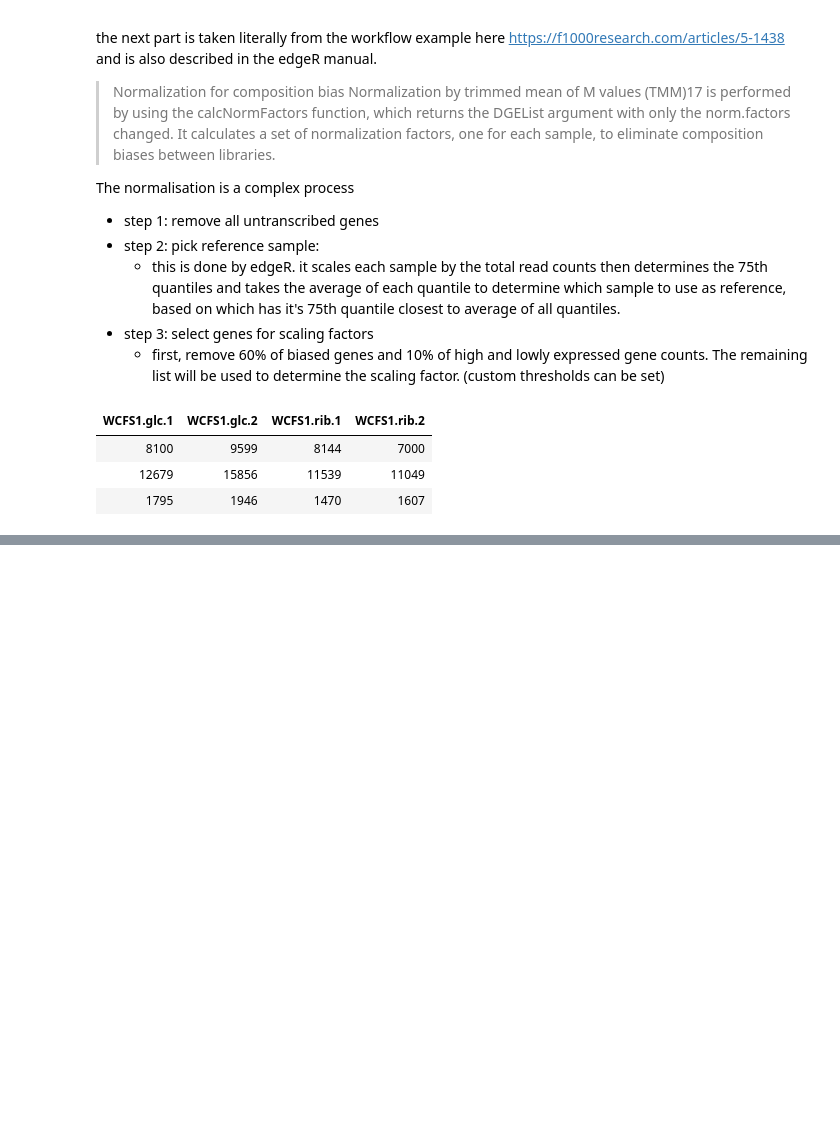
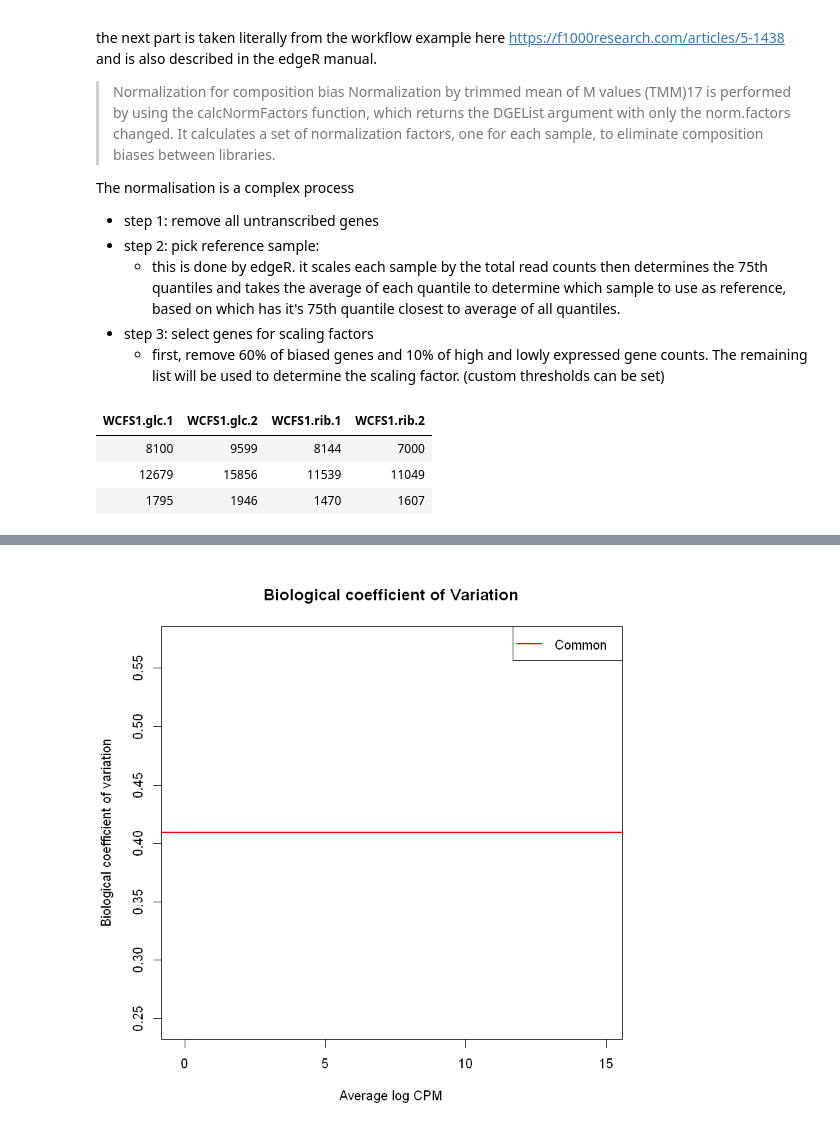
Before and after one commit to Queuebee2/Course6Tutor, a Jupyter notebook: R/Normalising data using edgeR.ipynb, the cells around one changed output, grey strips where cells are left out. Saved outputs shown, nothing was run; the diff lists cells and outputs as text; code cells hidden in the pictures; blank space fills up the shorter version.

```diff
--- a/R/Normalising data using edgeR.ipynb
+++ b/R/Normalising data using edgeR.ipynb
@@ -97,0 +112,4 @@ plotBCV(normalised_data_dispersion)
+# %%
+plotBCV(common, main="Biological coefficient of Variation")
+# %% [output]
+[figure, added]
```
Also changed, not shown: parts of 14 cells of this notebook.
